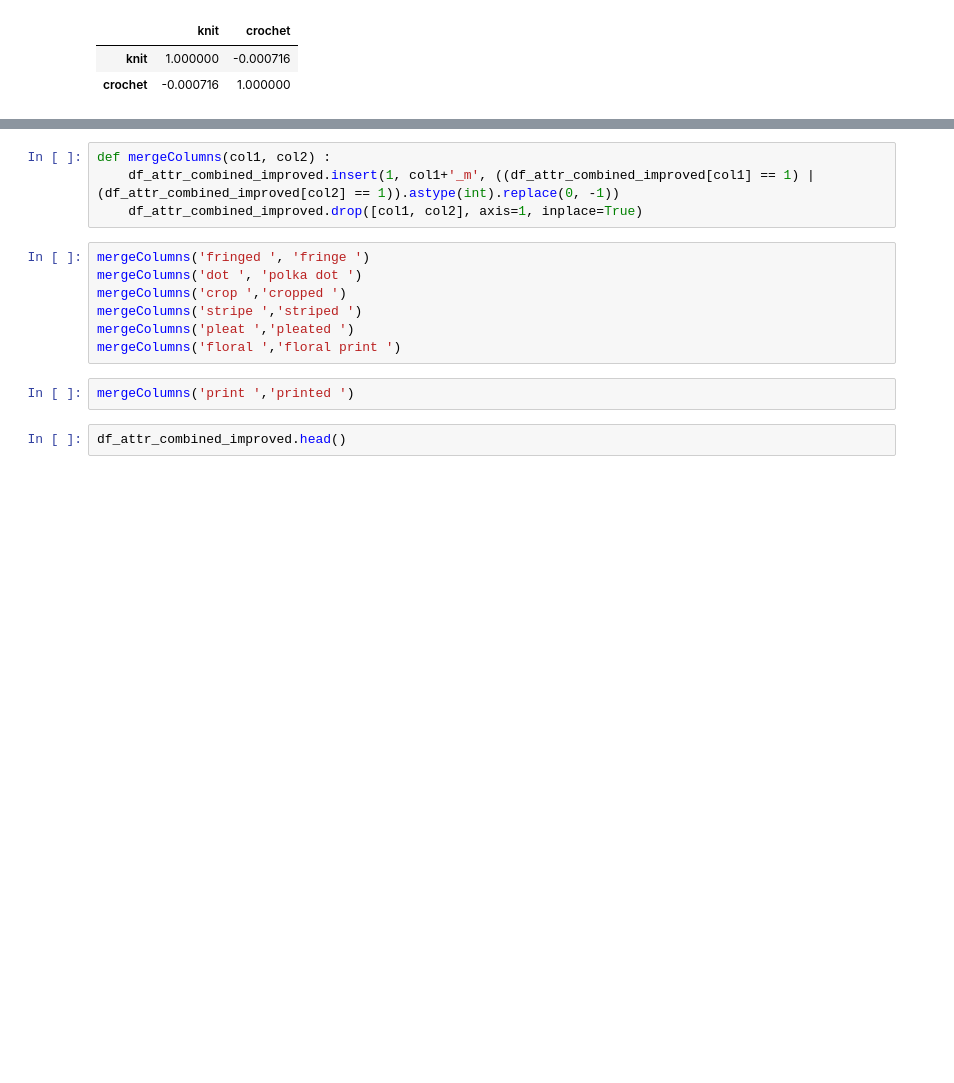
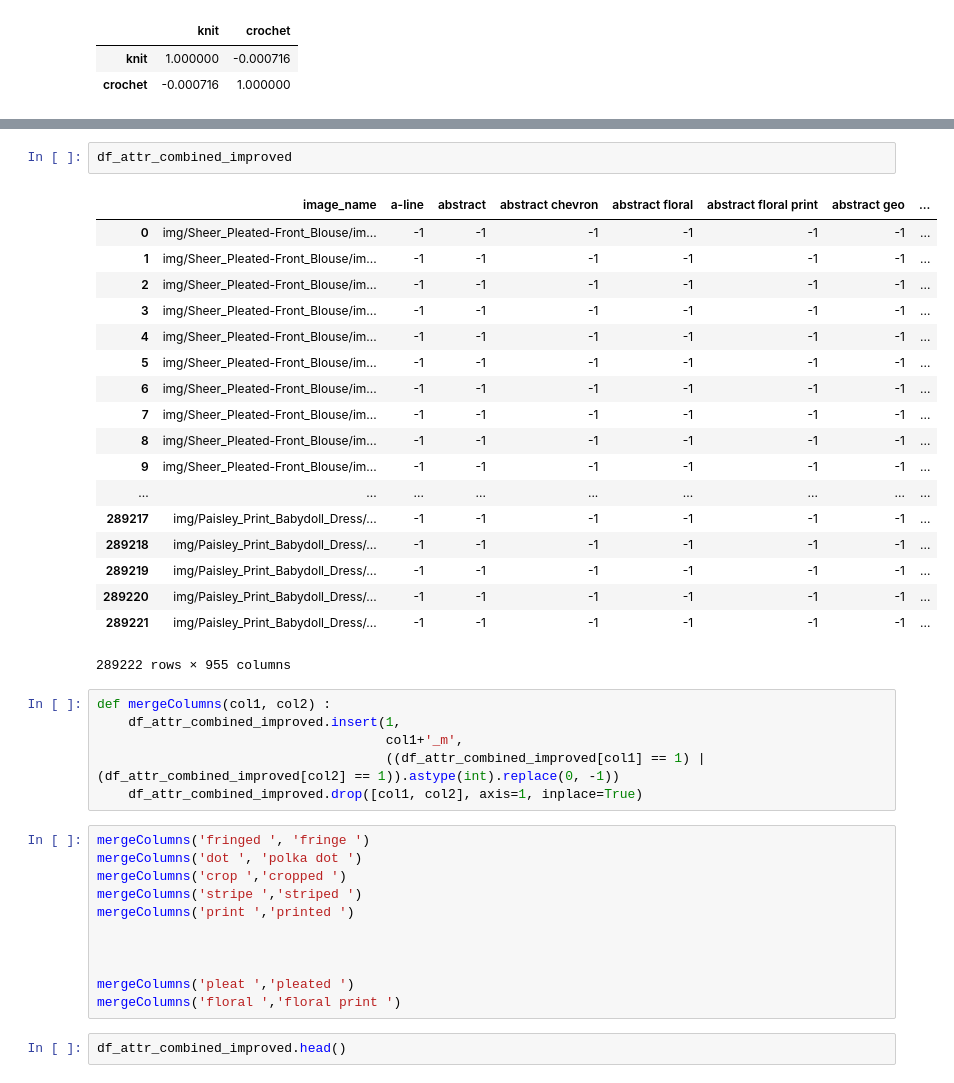
Before and after one commit to starsuzi/deep-fashion, a Jupyter notebook: implement-paper.ipynb, the cells around one changed output, grey strips where cells are left out. Drawn from its saved outputs; the diff is of its cells as text; blank space fills up the shorter version.

```diff
--- a/implement-paper.ipynb
+++ b/implement-paper.ipynb
@@ -227,16 +293,41 @@ df_attr_combined_improved[list(['knit ','crochet '])].corr()
+# %%
+df_attr_combined_improved
+# %% [output]
+|  | image_name | a-line | abstract | abstract chevron | abstract floral | abstract floral print | abstract geo | ... |
+| 0 | img/Sheer_Pleated-Front_Blouse/im... | -1 | -1 | -1 | -1 | -1 | -1 | ... |
+| 1 | img/Sheer_Pleated-Front_Blouse/im... | -1 | -1 | -1 | -1 | -1 | -1 | ... |
+| 2 | img/Sheer_Pleated-Front_Blouse/im... | -1 | -1 | -1 | -1 | -1 | -1 | ... |
+| 3 | img/Sheer_Pleated-Front_Blouse/im... | -1 | -1 | -1 | -1 | -1 | -1 | ... |
+| 4 | img/Sheer_Pleated-Front_Blouse/im... | -1 | -1 | -1 | -1 | -1 | -1 | ... |
+| 5 | img/Sheer_Pleated-Front_Blouse/im... | -1 | -1 | -1 | -1 | -1 | -1 | ... |
+| 6 | img/Sheer_Pleated-Front_Blouse/im... | -1 | -1 | -1 | -1 | -1 | -1 | ... |
+| 7 | img/Sheer_Pleated-Front_Blouse/im... | -1 | -1 | -1 | -1 | -1 | -1 | ... |
+| 8 | img/Sheer_Pleated-Front_Blouse/im... | -1 | -1 | -1 | -1 | -1 | -1 | ... |
+| 9 | img/Sheer_Pleated-Front_Blouse/im... | -1 | -1 | -1 | -1 | -1 | -1 | ... |
+| ... | ... | ... | ... | ... | ... | ... | ... | ... |
+| 289217 | img/Paisley_Print_Babydoll_Dress/... | -1 | -1 | -1 | -1 | -1 | -1 | ... |
+| 289218 | img/Paisley_Print_Babydoll_Dress/... | -1 | -1 | -1 | -1 | -1 | -1 | ... |
+| 289219 | img/Paisley_Print_Babydoll_Dress/... | -1 | -1 | -1 | -1 | -1 | -1 | ... |
+| 289220 | img/Paisley_Print_Babydoll_Dress/... | -1 | -1 | -1 | -1 | -1 | -1 | ... |
+| 289221 | img/Paisley_Print_Babydoll_Dress/... | -1 | -1 | -1 | -1 | -1 | -1 | ... |
+289222 rows × 955 columns
 # %%
 def mergeColumns(col1, col2) :
-    df_attr_combined_improved.insert(1, col1+'_m', ((df_attr_combined_improved[col1] == 1) | (df_attr_combined_improved[col2] == 1)).astype(int).replace(0, -1))
+    df_attr_combined_improved.insert(1,
+                                     col1+'_m',
+                                     ((df_attr_combined_improved[col1] == 1) | (df_attr_combined_improved[col2] == 1)).astype(int).replace(0, -1))
     df_attr_combined_improved.drop([col1, col2], axis=1, inplace=True)
 # %%
 mergeColumns('fringed ', 'fringe ')
 mergeColumns('dot ', 'polka dot ')
 mergeColumns('crop ','cropped ')
 mergeColumns('stripe ','striped ')
+mergeColumns('print ','printed ')
+
+
+
 mergeColumns('pleat ','pleated ')
 mergeColumns('floral ','floral print ')
-# %%
-mergeColumns('print ','printed ')
 # %%
 df_attr_combined_improved.head()
 # %% [output]
```
Also changed, not shown: parts of 16 cells of this notebook, 1 other file.
